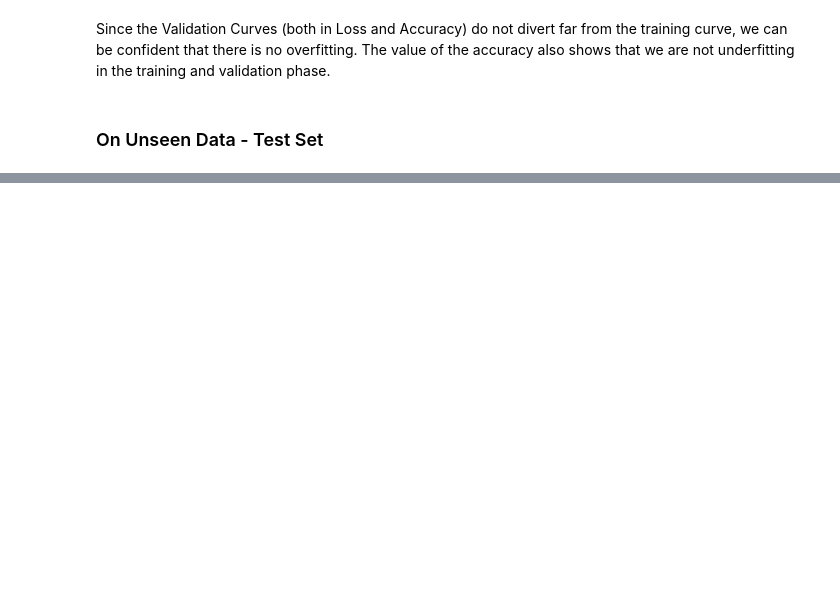
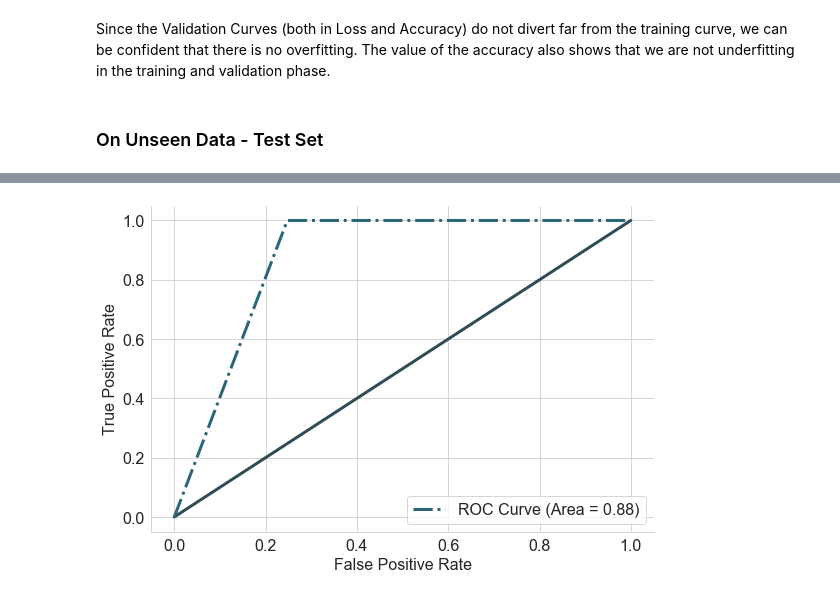
Before and after one commit to celsovillano/ANN, a Jupyter notebook: Sample Codes/LoanDefaultPrediction.ipynb, the cells around one changed output, grey strips where cells are left out. Saved outputs shown, nothing was run; the diff lists cells and outputs as text; code cells hidden in the pictures; blank space fills up the shorter version.

```diff
--- a/Sample Codes/LoanDefaultPrediction.ipynb
+++ b/Sample Codes/LoanDefaultPrediction.ipynb
@@ -237,0 +284,29 @@ With our Vanilla Neural Network, we have attained 89.80% accuracy on the test se
+# %%
+def roc_curve_plot(y_true, y_probs, lw = 3):
+    """Plots the ROC curve for the prediction.
+    """
+    # Computes the false positive rates and true positive rates for different threshold
+    fpr, tpr, _ =  roc_curve(y_true, y_probs)
+
+    # Calculate area under the curve
+    area = roc_auc_score(y_true, y_probs)
+
+    # Plot
+    fig, ax = plt.subplots(figsize=(9,6))
+    # Diagonal Line
+    ax.plot([0,1], [0,1], lw = lw, ls = '-' )
+
+    # ROC
+    ax.plot(fpr, tpr, ls = '-.', lw = lw, label = 'ROC Curve (Area = {:0.2f})'.format(area))
+
+    # Labels
+    ax.set_xlabel('False Positive Rate')
+    ax.set_ylabel('True Positive Rate')
+
+    sns.despine()
+    plt.legend(loc='best')
+    plt.show()
+# %%
+roc_curve_plot(y_test, y_test_pred)
+# %% [output]
+[figure, added]
```
Also changed, not shown: parts of 11 cells of this notebook.
